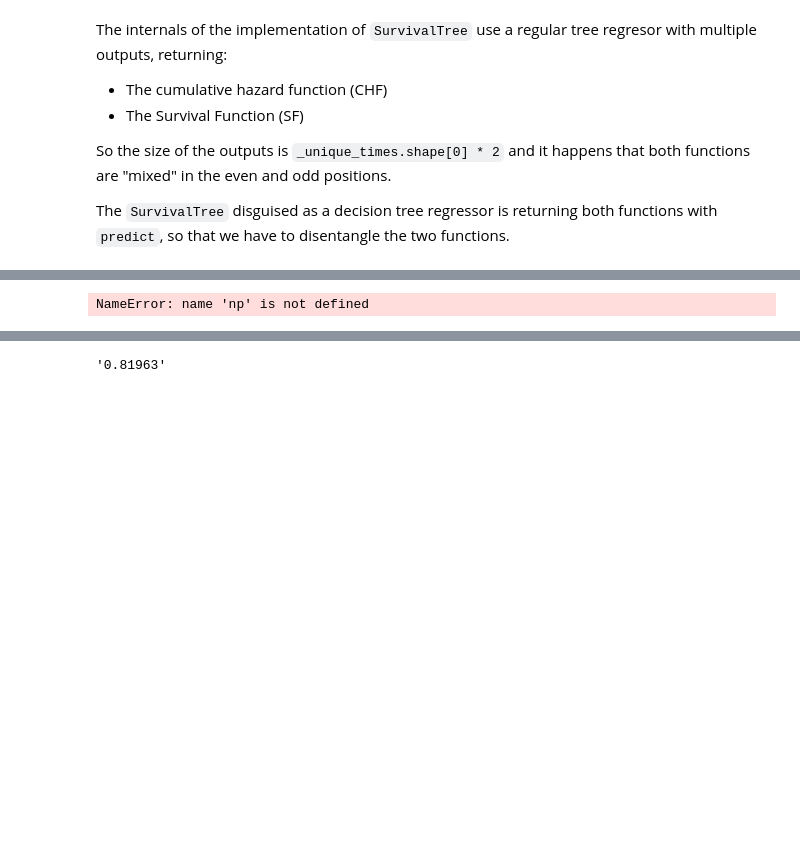
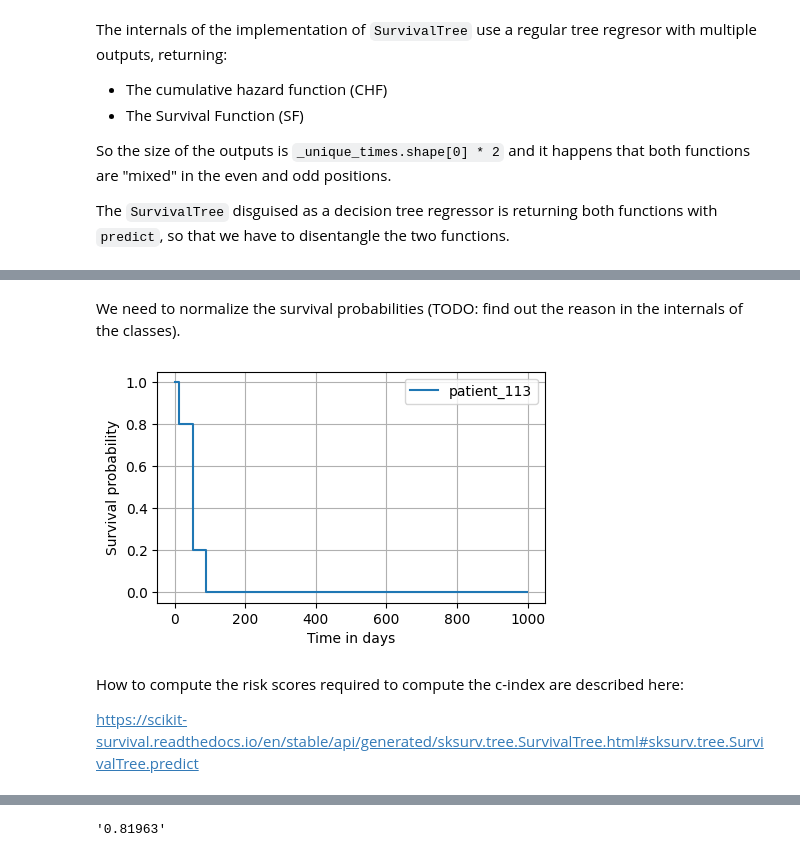
Before and after one commit to msicilia/sksurv-concreteml, a Jupyter notebook: example_survival_trees.ipynb, the cells around one changed output, grey strips where cells are left out. Saved outputs shown, nothing was run; the diff lists cells and outputs as text; code cells hidden in the pictures; blank space fills up the shorter version.

```diff
--- a/example_survival_trees.ipynb
+++ b/example_survival_trees.ipynb
@@ -144,8 +156,14 @@ plot_survival_function(points_range, risk_points, f"patient_{some_index}")
+# %% [markdown]
+We need to normalize the survival probabilities (TODO: find out the reason in the internals of the classes).
 # %%
 survival_risk_normalized = normalize(survival_risk)
-plot_survival_function(points_range, survival_risk_normalized, f"patient_{some_index}")
+plot_survival_function(time_points, survival_risk_normalized, f"patient_{some_index}")
 # %% [output]
-NameError: name 'np' is not defined
+[figure, added]
+# %% [markdown]
+How to compute the risk scores required to compute the c-index are described here:
+
+https://scikit-survival.readthedocs.io/en/stable/api/generated/sksurv.tree.SurvivalTree.html#sksurv.tree.SurvivalTree.predict
 # %%
 def risk_score(cumulative_hazard):
     return cumulative_hazard.sum()
```
Also changed, not shown: parts of 12 cells of this notebook, 4 other files.
